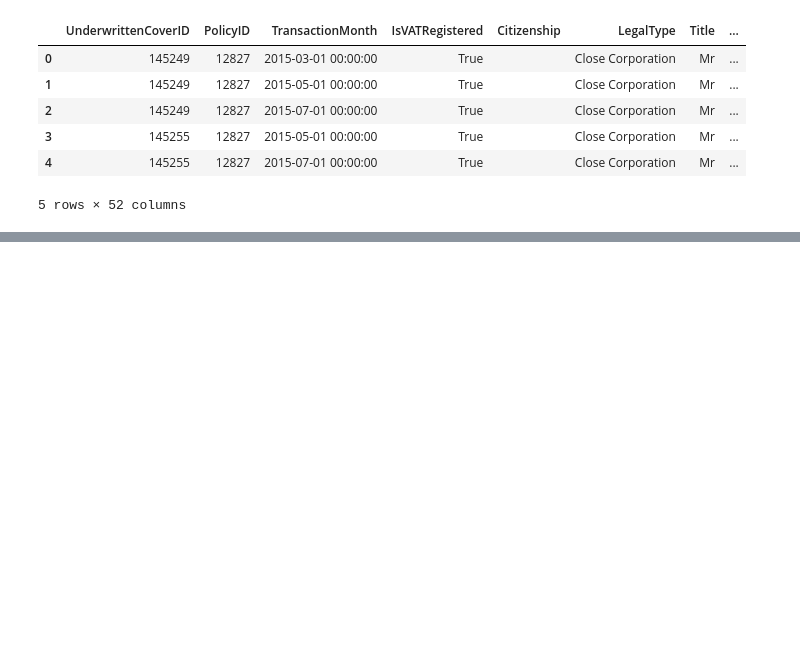
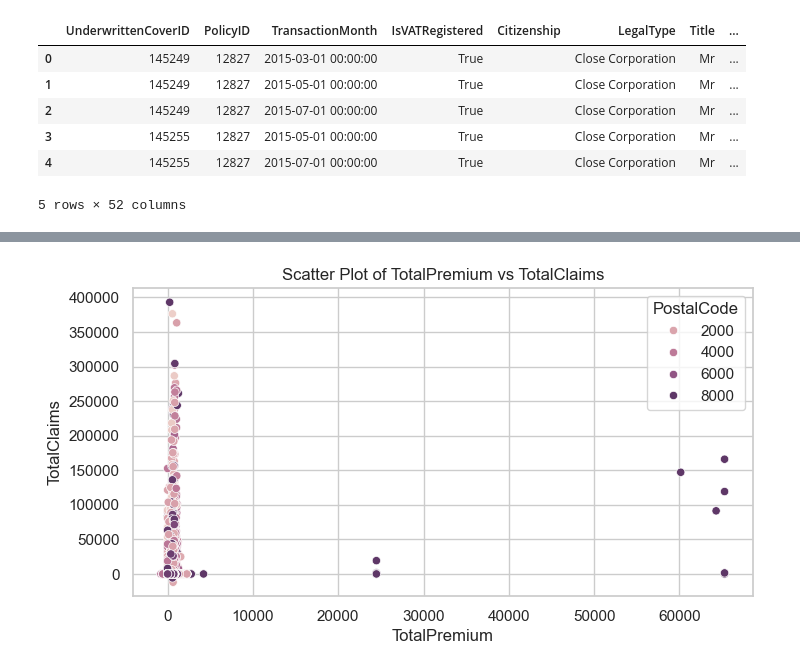
Before and after one commit to ab3lT/AlphaCare-Insurance-Solutions, a Jupyter notebook: notebooks/notebook.ipynb, the cells around one changed output, grey strips where cells are left out. Saved outputs shown, nothing was run; the diff lists cells and outputs as text; code cells hidden in the pictures; blank space fills up the shorter version.

```diff
--- a/notebooks/notebook.ipynb
+++ b/notebooks/notebook.ipynb
@@ -25,0 +154,9 @@ data.head()
+# %%
+x_col = 'TotalPremium'
+y_col = 'TotalClaims'
+col_hue = 'PostalCode'
+
+# Plot scatter plot
+vis.scatter_plot(x_col, y_col, col_hue)
+# %% [output]
+[figure, added]
```
Also changed, not shown: parts of 20 cells of this notebook.
